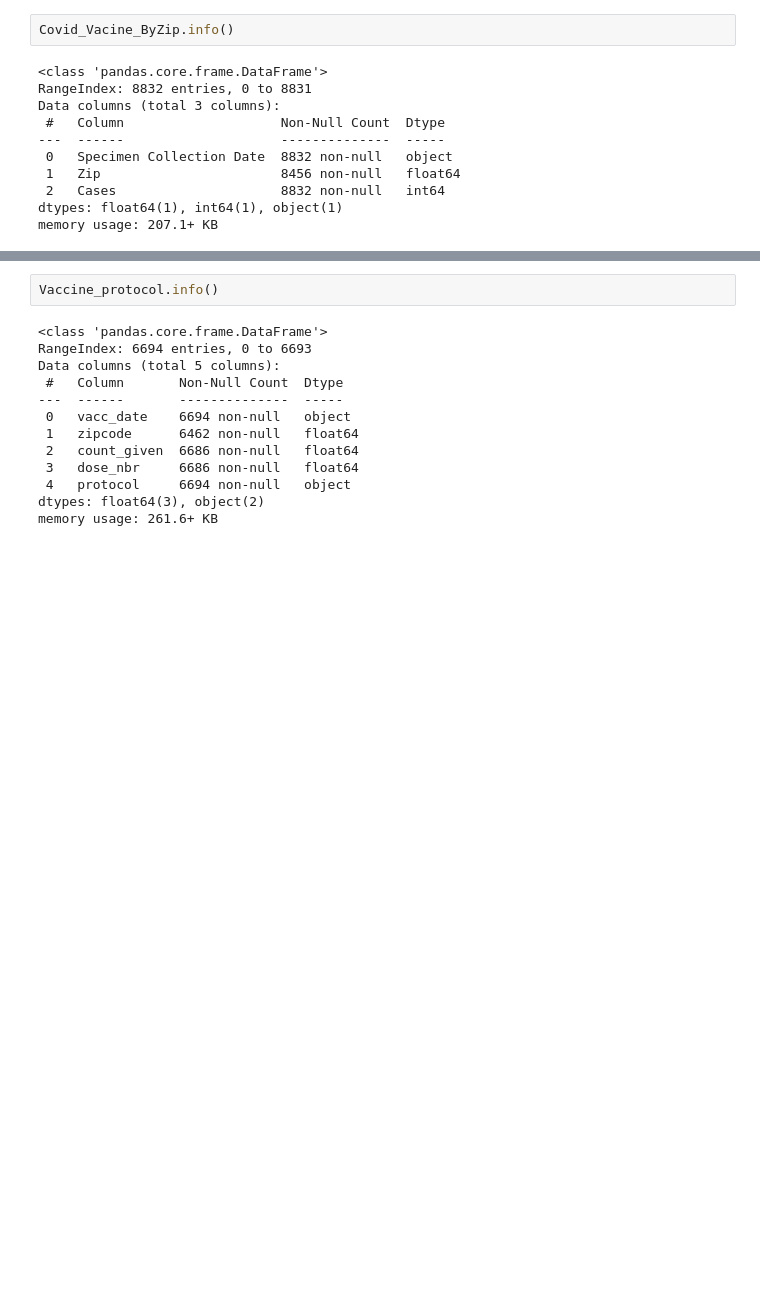
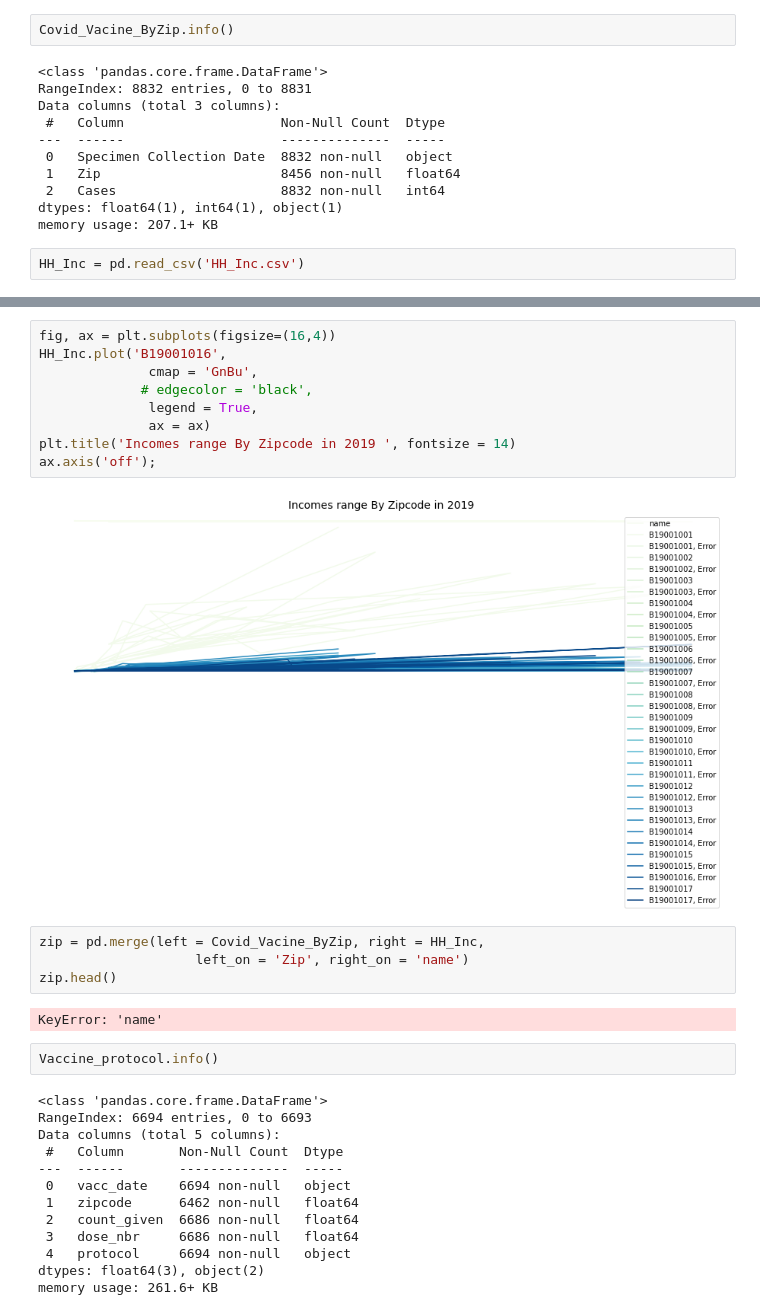
Before and after one commit to ryanhilber93/nash-covid-cases-vaccines-hot_chickens, a Jupyter notebook: data/COVID Vaccine Data.ipynb, the cells around one changed output, grey strips where cells are left out. Drawn from its saved outputs; the diff is of its cells as text; blank space fills up the shorter version.

```diff
--- a/data/COVID Vaccine Data.ipynb
+++ b/data/COVID Vaccine Data.ipynb
@@ -46,3 +66,5 @@ Data columns (total 3 columns):
  2   Cases                     8832 non-null   int64
 dtypes: float64(1), int64(1), object(1)
 memory usage: 207.1+ KB
+# %%
+HH_Inc = pd.read_csv('HH_Inc.csv')
@@ -49,3 +91,20 @@ memory usage: 207.1+ KB
+# %%
+fig, ax = plt.subplots(figsize=(16,4))
+HH_Inc.plot('B19001016',
+              cmap = 'GnBu',
+             # edgecolor = 'black',
+              legend = True,
+              ax = ax)
+plt.title('Incomes range By Zipcode in 2019 ', fontsize = 14)
+ax.axis('off');
+# %% [output]
+[figure, added]
+# %%
+zip = pd.merge(left = Covid_Vacine_ByZip, right = HH_Inc,
+                    left_on = 'Zip', right_on = 'name')
+zip.head()
+# %% [output]
+KeyError: 'name'
 # %%
 Vaccine_protocol.info()
 # %% [output]
```
Also changed, not shown: parts of 4 cells of this notebook, 4 other files.
